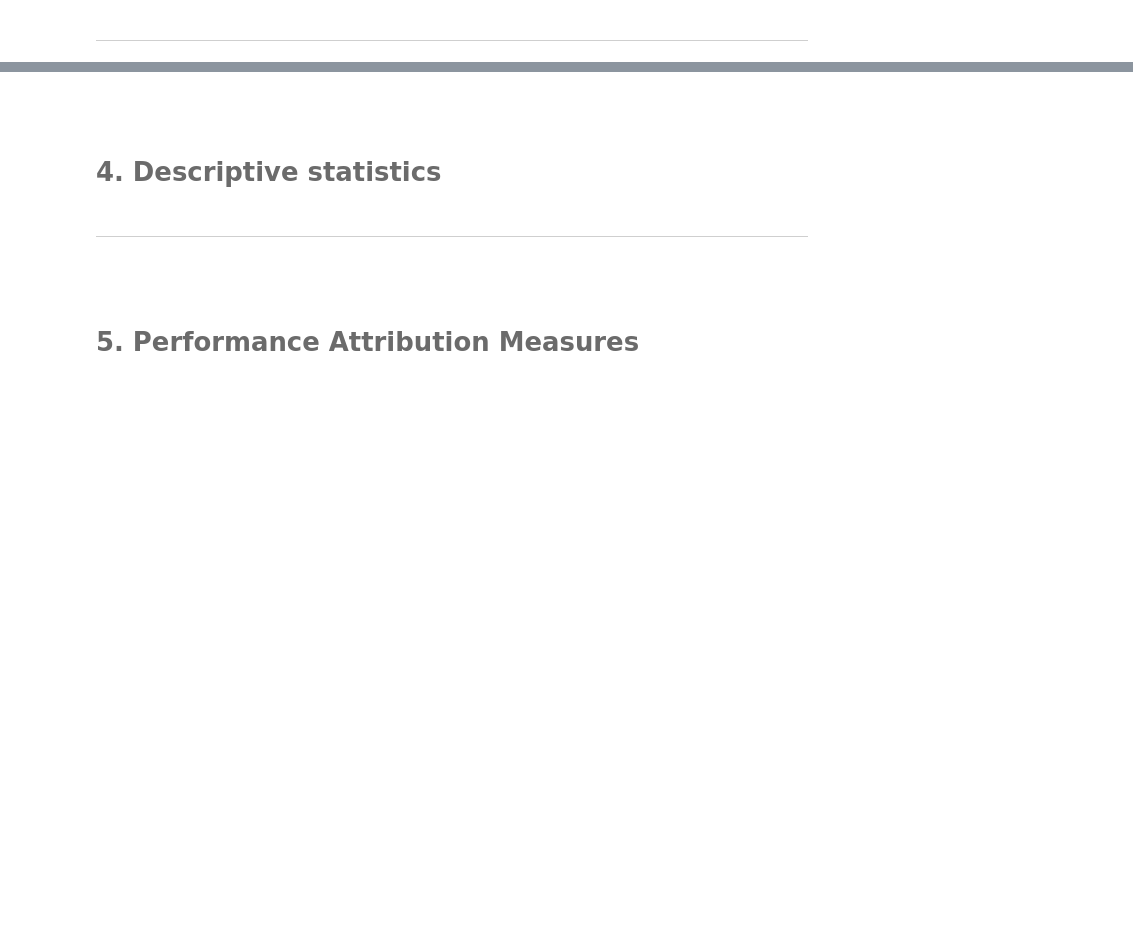
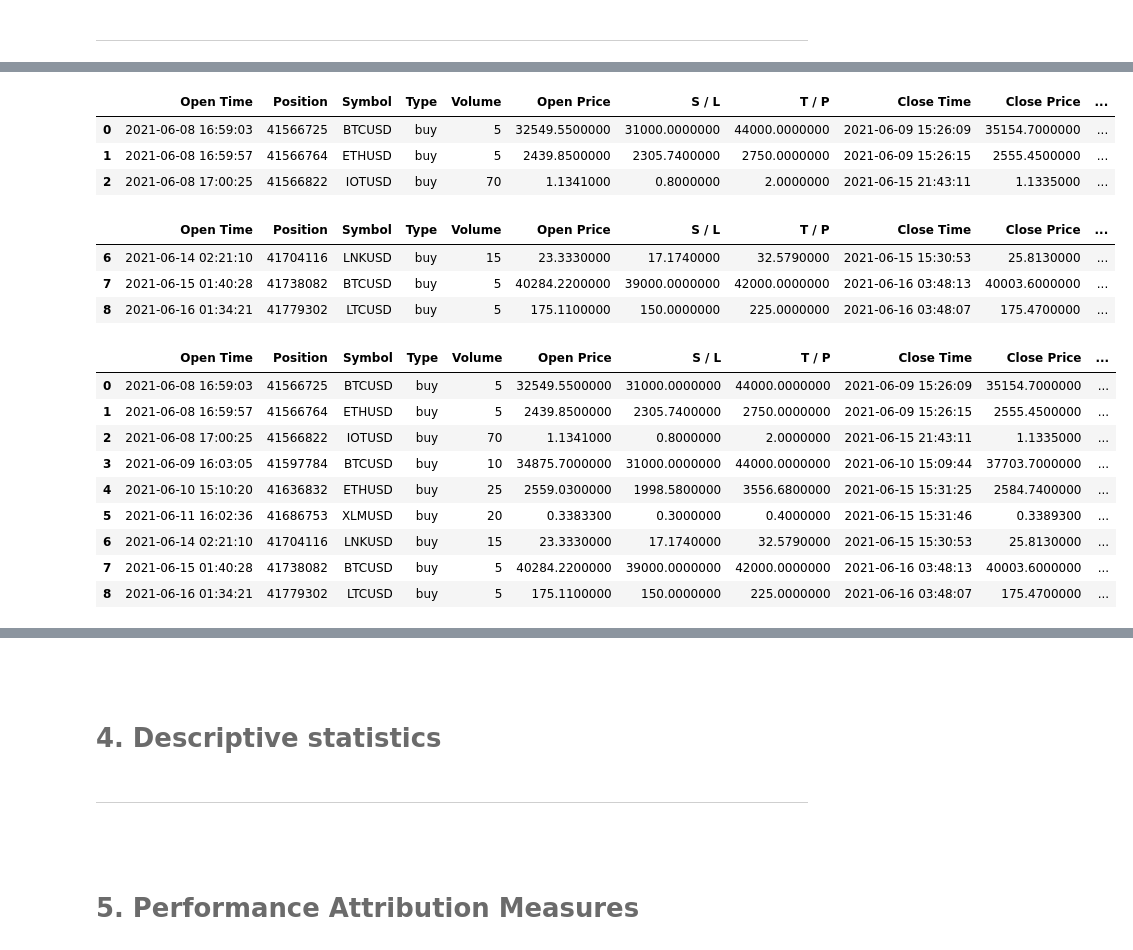
Before and after one commit to HKael/MYST-3, a Jupyter notebook: notebook.ipynb, the cells around one changed output, grey strips where cells are left out. Saved outputs shown, nothing was run; the diff lists cells and outputs as text; code cells hidden in the pictures; blank space fills up the shorter version.

```diff
--- a/notebook.ipynb
+++ b/notebook.ipynb
@@ -67,26 +82,2 @@ The following are the file dependencies that are needed to run this notebook:
 # %% [markdown]
 # <font color= #6B6B6B> 3. Data Description </font>
-# %%
-def f_leer_archivo(file_path):
-    """
-     Name:
-     -------
-
-         f_leer_archivo
-
-     Description:
-     -------
-
-         Function that reads a csv file and returns a Data Frame.
-
-     Parameters:
-     -------
-        file_path: str
-            String with the file name and the directory if needed
-
-    Returns:
-     -------
-        data: pd.DataFrame
-            Data Frame with the historical data from MetaTrader5.
-     """
-    return pd.read_csv(file_path)
@@ -111,3 +92,11 @@ data_pips
+# %%
+def f_columnas_tiempos(param_data):
+    hd = param_data
+    hd["Time"] = pd.to_datetime(hd["Time"])
+    hd["Time.1"] = pd.to_datetime(hd["Time.1"])
+    hd["Time3"] = hd["Time.1"] - hd["Time"]
+    hd["Time3"] = hd["Time3"].dt.total_seconds()
+    hd = hd.rename(columns = {"Time" : "Open Time","Time.1" : "Close Time", "Time3" : "Tiempo", "Price" : "Open Price", "Price.1" : "Close Price" })
+    return hd
 # %%
-data_pips = f_leer_archivo("files/instruments_pips.csv")
-data_historical = pd.read_csv("files/historical_data.csv")
+k = f_leer_archivo("files/historical_data.csv")
@@ -149,0 +103,29 @@ if data_pips["PipLocation"] == 0
+# %%
+k2 = f_columnas_tiempos(k)
+# %%
+k2.head(3)
+# %% [output]
+|  | Open Time | Position | Symbol | Type | Volume | Open Price | S / L | T / P | Close Time | Close Price | ... |
+| 0 | 2021-06-08 16:59:03 | 41566725 | BTCUSD | buy | 5 | 32549.5500000 | 31000.0000000 | 44000.0000000 | 2021-06-09 15:26:09 | 35154.7000000 | ... |
+| 1 | 2021-06-08 16:59:57 | 41566764 | ETHUSD | buy | 5 | 2439.8500000 | 2305.7400000 | 2750.0000000 | 2021-06-09 15:26:15 | 2555.4500000 | ... |
+| 2 | 2021-06-08 17:00:25 | 41566822 | IOTUSD | buy | 70 | 1.1341000 | 0.8000000 | 2.0000000 | 2021-06-15 21:43:11 | 1.1335000 | ... |
+# %%
+k2.tail(3)
+# %% [output]
+|  | Open Time | Position | Symbol | Type | Volume | Open Price | S / L | T / P | Close Time | Close Price | ... |
+| 6 | 2021-06-14 02:21:10 | 41704116 | LNKUSD | buy | 15 | 23.3330000 | 17.1740000 | 32.5790000 | 2021-06-15 15:30:53 | 25.8130000 | ... |
+| 7 | 2021-06-15 01:40:28 | 41738082 | BTCUSD | buy | 5 | 40284.2200000 | 39000.0000000 | 42000.0000000 | 2021-06-16 03:48:13 | 40003.6000000 | ... |
+| 8 | 2021-06-16 01:34:21 | 41779302 | LTCUSD | buy | 5 | 175.1100000 | 150.0000000 | 225.0000000 | 2021-06-16 03:48:07 | 175.4700000 | ... |
+# %%
+k2
+# %% [output]
+|  | Open Time | Position | Symbol | Type | Volume | Open Price | S / L | T / P | Close Time | Close Price | ... |
+| 0 | 2021-06-08 16:59:03 | 41566725 | BTCUSD | buy | 5 | 32549.5500000 | 31000.0000000 | 44000.0000000 | 2021-06-09 15:26:09 | 35154.7000000 | ... |
+| 1 | 2021-06-08 16:59:57 | 41566764 | ETHUSD | buy | 5 | 2439.8500000 | 2305.7400000 | 2750.0000000 | 2021-06-09 15:26:15 | 2555.4500000 | ... |
+| 2 | 2021-06-08 17:00:25 | 41566822 | IOTUSD | buy | 70 | 1.1341000 | 0.8000000 | 2.0000000 | 2021-06-15 21:43:11 | 1.1335000 | ... |
+| 3 | 2021-06-09 16:03:05 | 41597784 | BTCUSD | buy | 10 | 34875.7000000 | 31000.0000000 | 44000.0000000 | 2021-06-10 15:09:44 | 37703.7000000 | ... |
+| 4 | 2021-06-10 15:10:20 | 41636832 | ETHUSD | buy | 25 | 2559.0300000 | 1998.5800000 | 3556.6800000 | 2021-06-15 15:31:25 | 2584.7400000 | ... |
+| 5 | 2021-06-11 16:02:36 | 41686753 | XLMUSD | buy | 20 | 0.3383300 | 0.3000000 | 0.4000000 | 2021-06-15 15:31:46 | 0.3389300 | ... |
+| 6 | 2021-06-14 02:21:10 | 41704116 | LNKUSD | buy | 15 | 23.3330000 | 17.1740000 | 32.5790000 | 2021-06-15 15:30:53 | 25.8130000 | ... |
+| 7 | 2021-06-15 01:40:28 | 41738082 | BTCUSD | buy | 5 | 40284.2200000 | 39000.0000000 | 42000.0000000 | 2021-06-16 03:48:13 | 40003.6000000 | ... |
+| 8 | 2021-06-16 01:34:21 | 41779302 | LTCUSD | buy | 5 | 175.1100000 | 150.0000000 | 225.0000000 | 2021-06-16 03:48:07 | 175.4700000 | ... |
```
Also changed, not shown: parts of 21 cells of this notebook, 3 other files.
